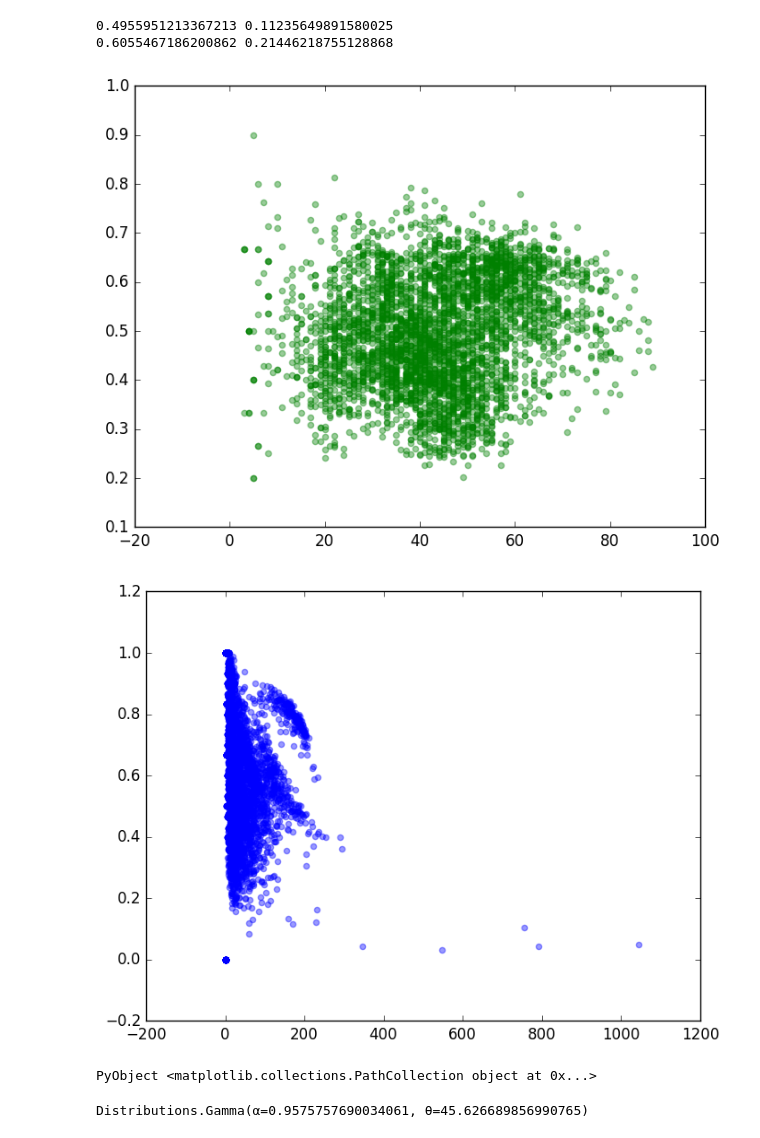
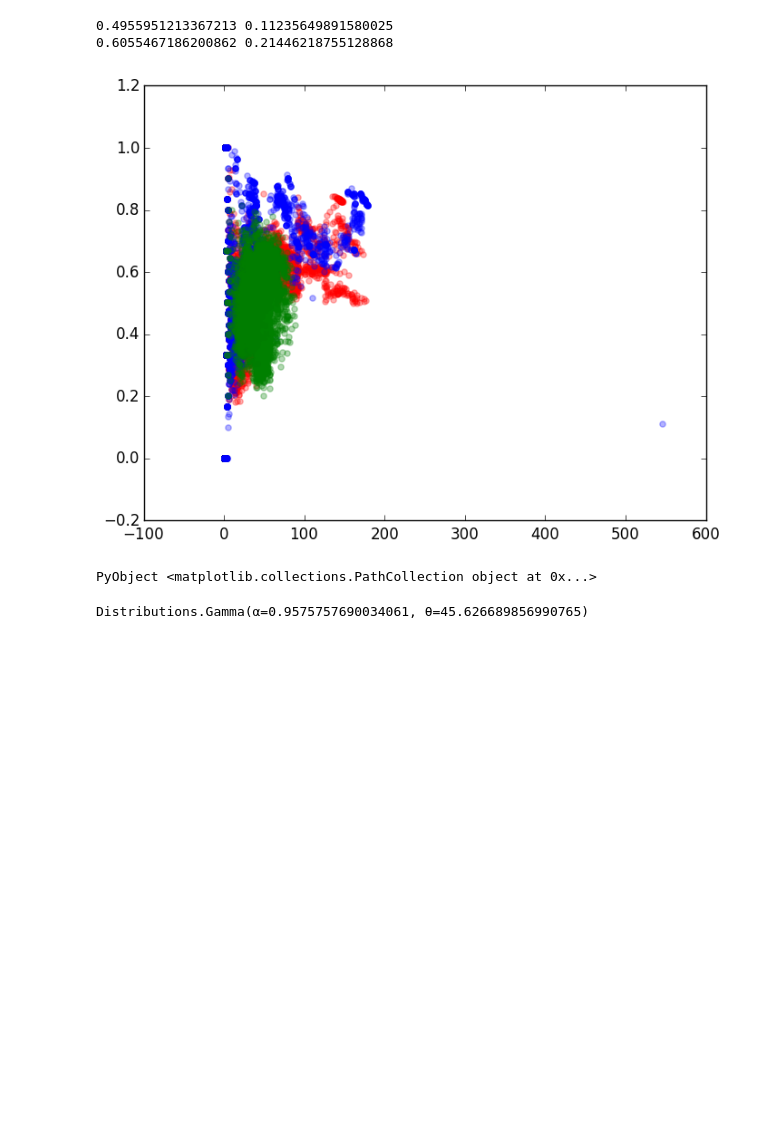
Before and after one commit to jnkh/indirect-rec, a Jupyter notebook: src/GraphsTunableClustering.ipynb, the cells around one changed output. Saved outputs shown, nothing was run; the diff lists cells and outputs as text; code cells hidden in the pictures; blank space fills up the shorter version.

```diff
--- a/src/GraphsTunableClustering.ipynb
+++ b/src/GraphsTunableClustering.ipynb
@@ -225,12 +200,13 @@ loglog(x,pdf(d,x))
 loglog(x,pdf(d2,x))
 grid()
 # %%
-scatter(degree(G),local_clustering_coefficient(G),color="g",alpha=0.4)
-figure()
-scatter(degree(H),local_clustering_coefficient(H),color="b",alpha=0.4)
+scatter(degree(G_gamma),local_clustering_coefficient(G_gamma),color="r",alpha=0.3)
+scatter(degree(G_pareto),local_clustering_coefficient(G_pareto),color="b",alpha=0.3)
+scatter(degree(G_normal),local_clustering_coefficient(G_normal),color="g",alpha=0.3)
+#figure()
+#scatter(degree(H),local_clustering_coefficient(H),color="c",alpha=0.1)
 # %% [output]
-[figure, old version]
+[figure, new version]
-[figure, removed]
 PyObject <matplotlib.collections.PathCollection object at 0x...>
 # %%
 plt[:hist](local_clustering_coefficient(G),bins=20,alpha=0.4,normed=true)
```
Also changed, not shown: parts of 22 cells of this notebook, 3 other files.
